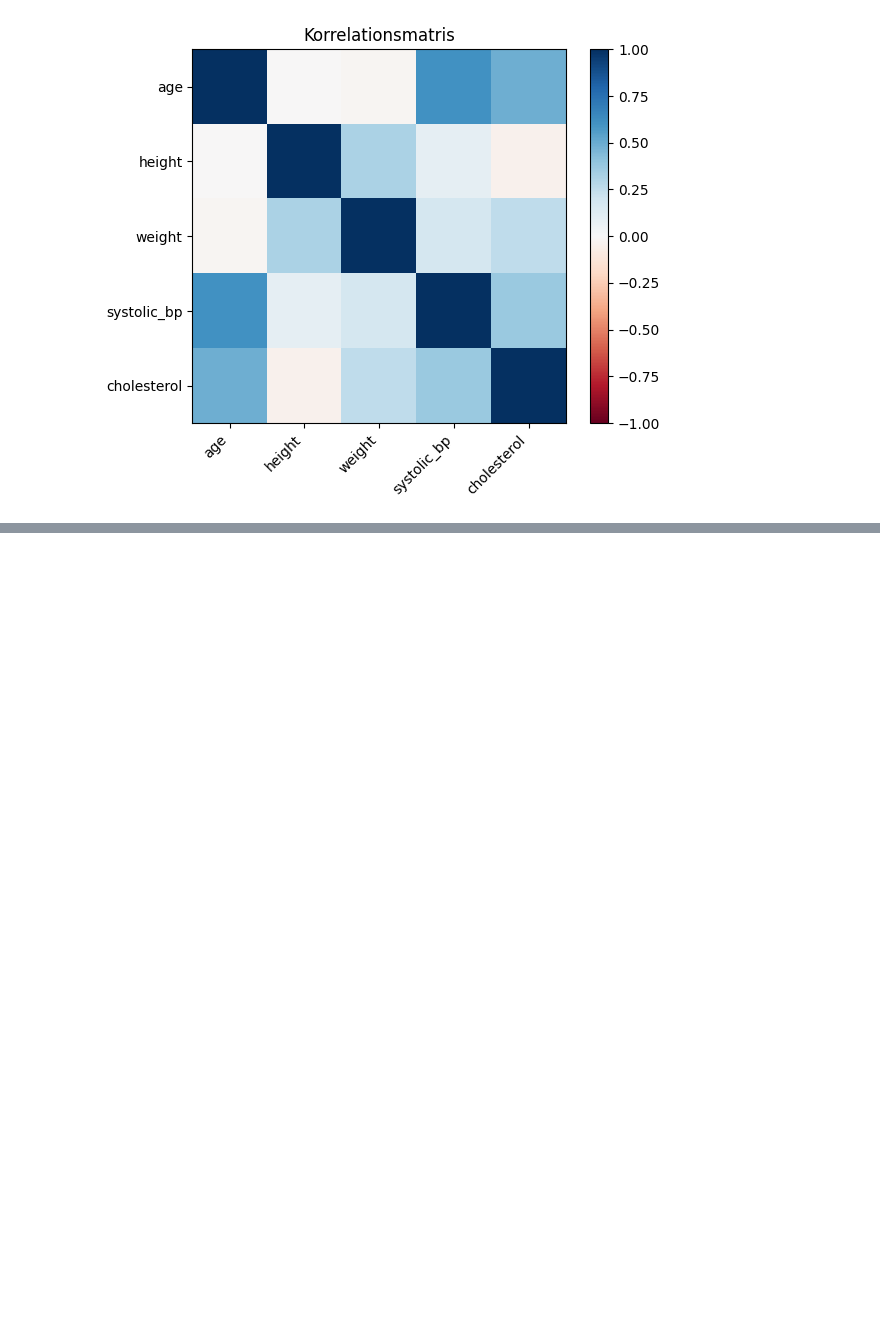
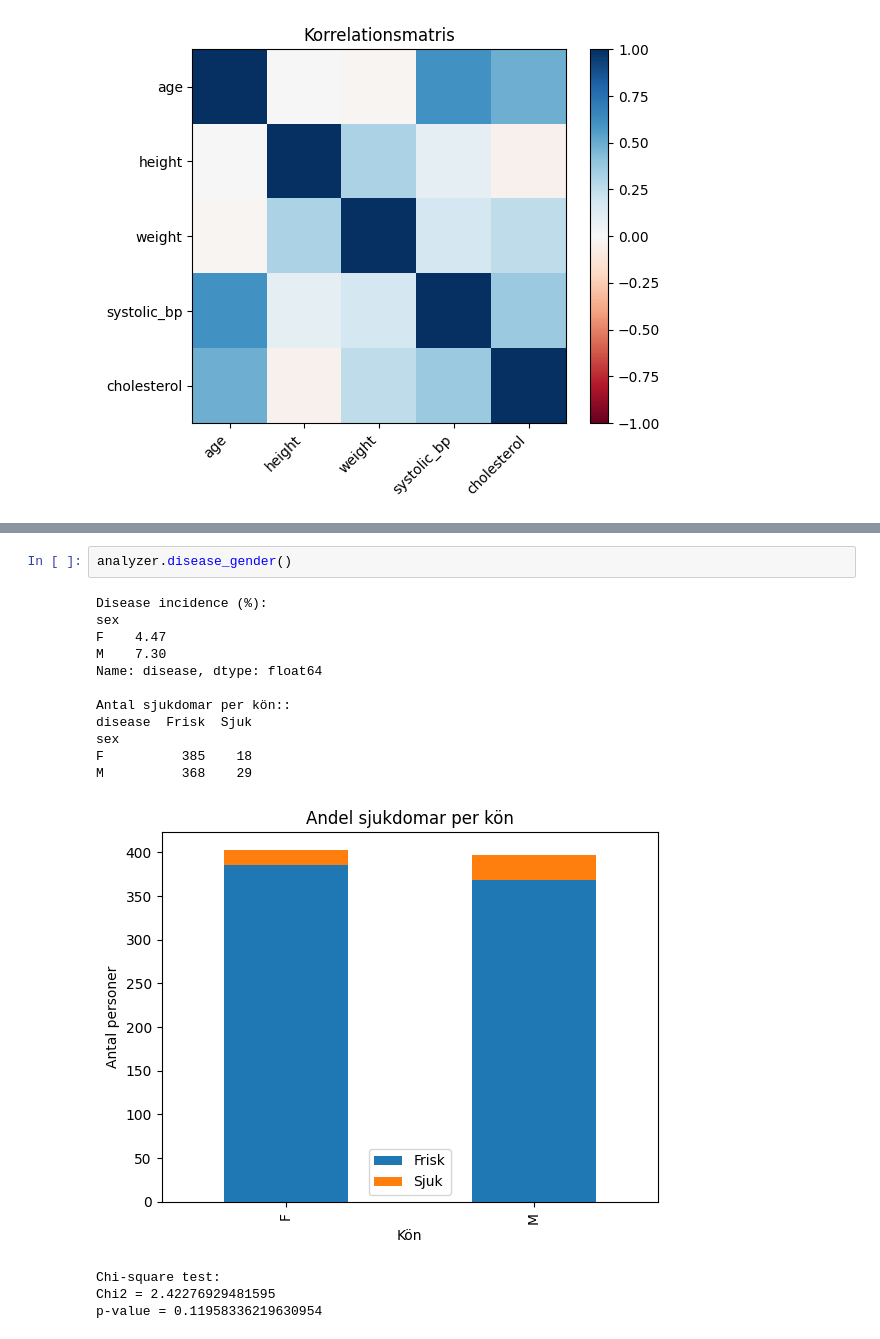
Before and after one commit to MstAnarkoli/Data-Science-Project_health-study, a Jupyter notebook: notebooks/report.ipynb, the cells around one changed output, grey strips where cells are left out. Cells and saved outputs as stored; diff of their text form; blank space fills up the shorter version.

```diff
--- a/notebooks/report.ipynb
+++ b/notebooks/report.ipynb
@@ -60,0 +65,18 @@ analyzer.corr_heatmap(['age','height','weight','systolic_bp','cholesterol'])
+# %%
+analyzer.disease_gender()
+# %% [output]
+Disease incidence (%):
+sex
+F    4.47
+M    7.30
+Name: disease, dtype: float64
+
+Antal sjukdomar per kön::
+disease  Frisk  Sjuk
+sex
+F          385    18
+M          368    29
+[figure, added]
+Chi-square test:
+Chi2 = 2.42276929481595
+p-value = 0.11958336219630954
```
Also changed, not shown: parts of 13 cells of this notebook, 4 other files.
